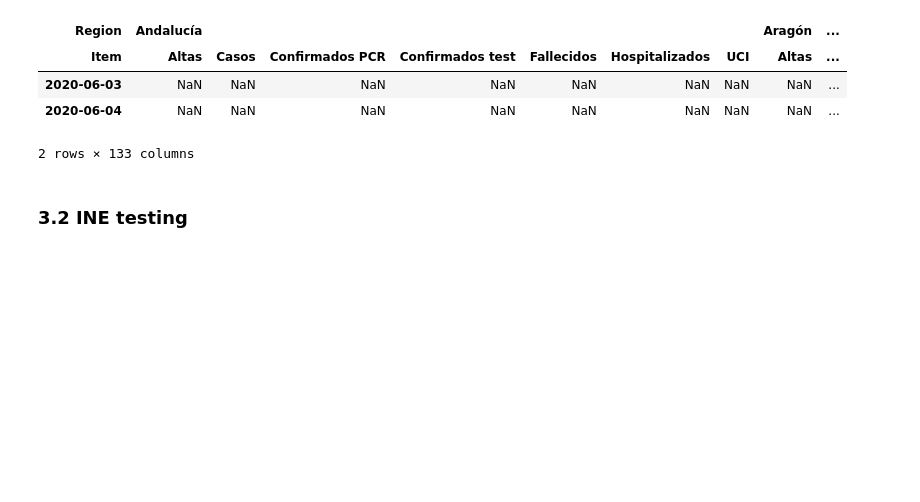
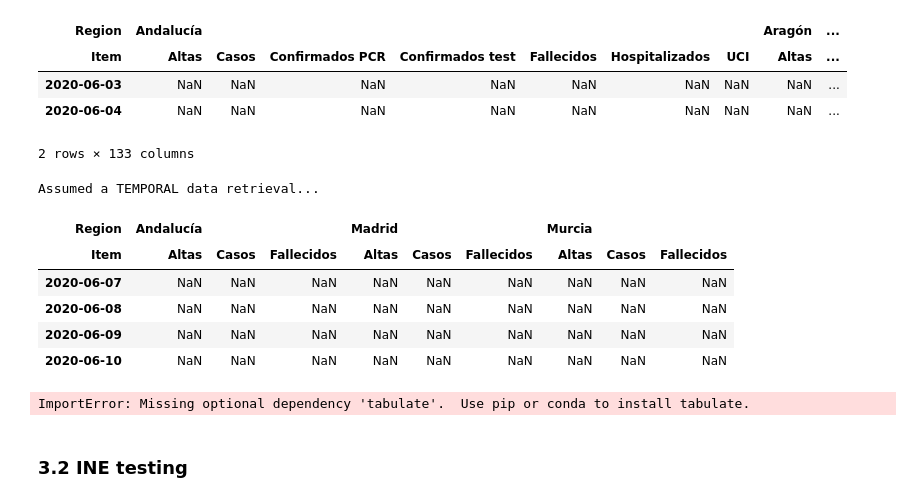
Before and after one commit to CyberDataLab/COnVIDa-lib, a Jupyter notebook: lib/test_lib.ipynb, the cells around one changed output. Drawn from its saved outputs; the diff is of its cells as text; code cells hidden in the pictures; blank space fills up the shorter version.

```diff
--- a/lib/test_lib.ipynb
+++ b/lib/test_lib.ipynb
@@ -155,6 +155,26 @@ Assumed a TEMPORAL data retrieval...
 | 2020-06-03 | NaN | NaN | NaN | NaN | NaN | NaN | NaN | NaN | ... |
 | 2020-06-04 | NaN | NaN | NaN | NaN | NaN | NaN | NaN | NaN | ... |
 2 rows × 133 columns
+# %%
+start = pd.to_datetime('2020-06-07', format='%Y-%m-%d')
+end = pd.to_datetime('today', format='%Y-%m-%d')
+data = COnVIDa.get_data_items(regions=['Murcia','Madrid','Andalucía'],
+                              data_items=['Altas', 'Casos','Fallecidos'],
+                              start_date=start,
+                              end_date=end)
+display(data)
+# %% [output]
+Assumed a TEMPORAL data retrieval...
+| Region | Andalucía |  |  | Madrid |  |  | Murcia |  |  |
+| Item | Altas | Casos | Fallecidos | Altas | Casos | Fallecidos | Altas | Casos | Fallecidos |
+| 2020-06-07 | NaN | NaN | NaN | NaN | NaN | NaN | NaN | NaN | NaN |
+| 2020-06-08 | NaN | NaN | NaN | NaN | NaN | NaN | NaN | NaN | NaN |
+| 2020-06-09 | NaN | NaN | NaN | NaN | NaN | NaN | NaN | NaN | NaN |
+| 2020-06-10 | NaN | NaN | NaN | NaN | NaN | NaN | NaN | NaN | NaN |
+# %%
+data.to_markdown()
+# %% [output]
+ImportError: Missing optional dependency 'tabulate'.  Use pip or conda to install tabulate.
 # %% [markdown]
 ### 3.2 INE testing
 # %%
```
Also changed, not shown: 13 other files.
